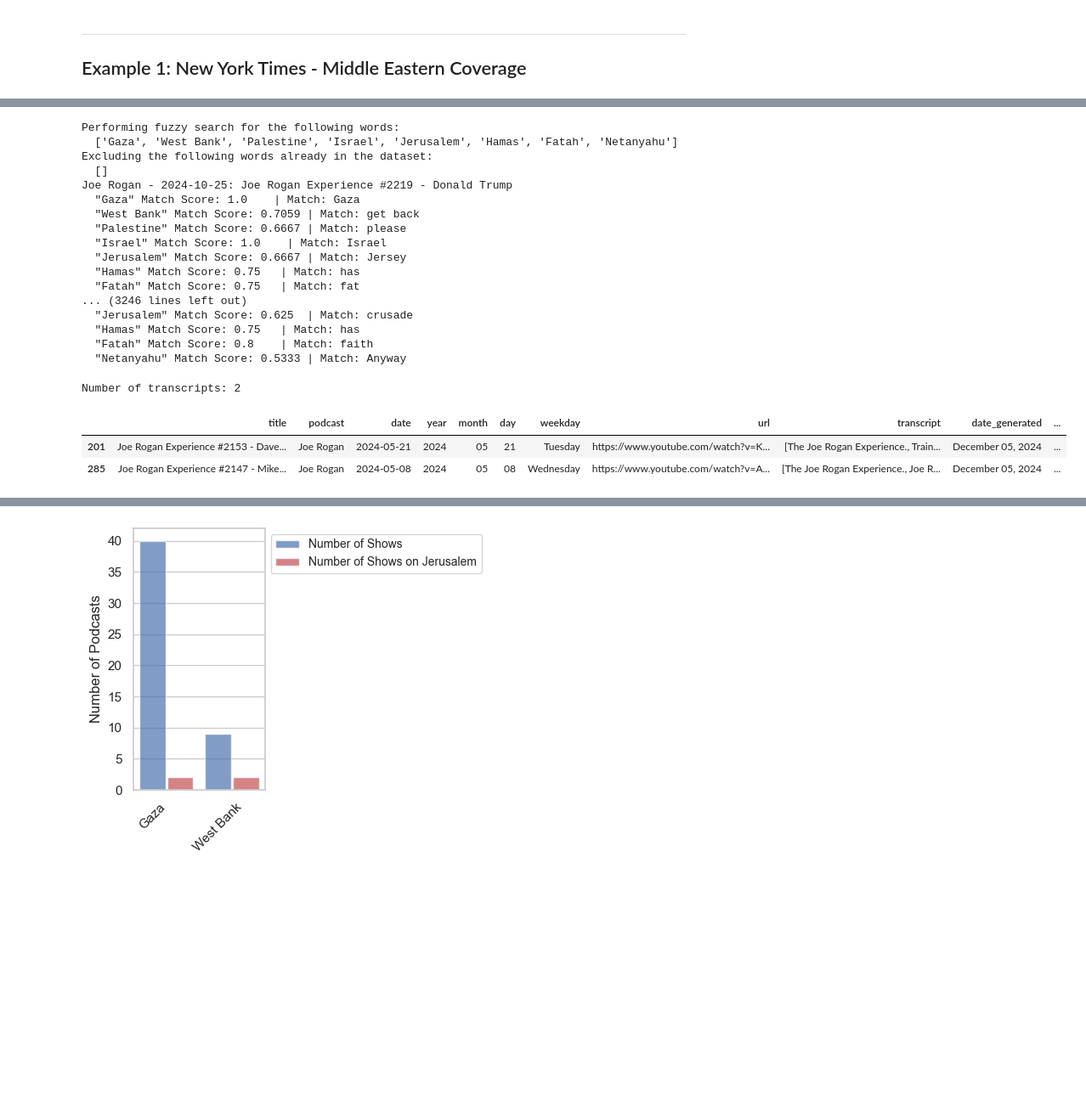
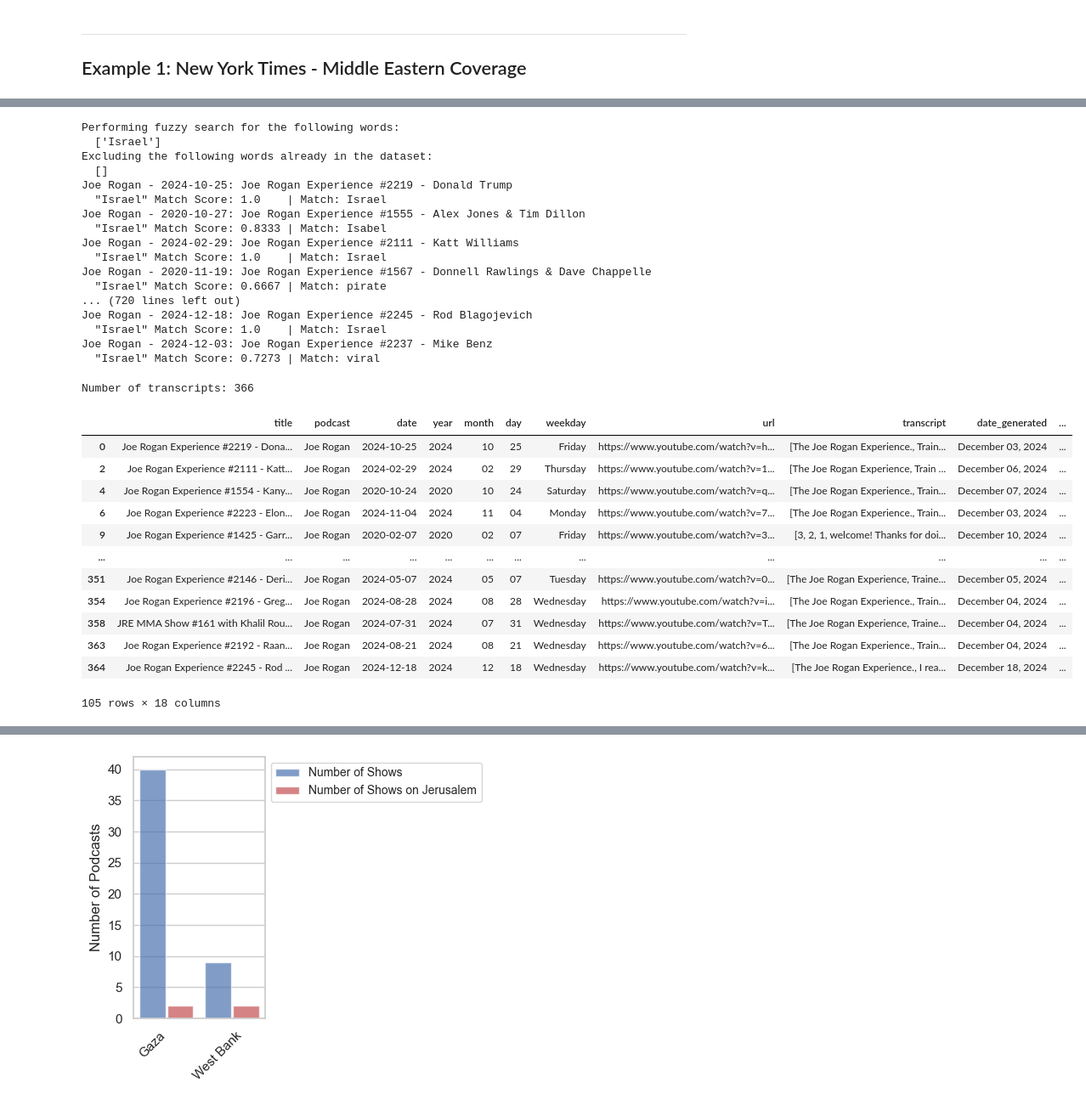
Before and after one commit to rahim-hashim/video_transcripts, a Jupyter notebook: transcript_analysis.ipynb, the cells around one changed output, grey strips where cells are left out. Shown at 85% size. Cells and saved outputs as stored; diff of their text form; code cells hidden in the pictures; blank space fills up the shorter version.

```diff
--- a/transcript_analysis.ipynb
+++ b/transcript_analysis.ipynb
@@ -290,34 +297,47 @@ transcript_df
 # %%
 # perform fuzzy match for all words in target_word_list
-target_word_list = ['Gaza', 'West Bank', 'Palestine', 'Israel', 'Jerusalem', 'Hamas', 'Fatah', 'Netanyahu']
+# target_word_list = ['Gaza', 'West Bank', 'Palestine', 'Israel', 'Jerusalem', 'Hamas', 'Fatah', 'Netanyahu']
+target_word_list = ['Israel']
 fuzzy_threshold = 0.85
 topic_df = topic_search(transcript_df, target_word_list, fuzzy_threshold)
 # %% [output]
 Performing fuzzy search for the following words:
-  ['Gaza', 'West Bank', 'Palestine', 'Israel', 'Jerusalem', 'Hamas', 'Fatah', 'Netanyahu']
+  ['Israel']
 Excluding the following words already in the dataset:
   []
 Joe Rogan - 2024-10-25: Joe Rogan Experience #2219 - Donald Trump
-  "Gaza" Match Score: 1.0    | Match: Gaza
-  "West Bank" Match Score: 0.7059 | Match: get back
-  "Palestine" Match Score: 0.6667 | Match: please
   "Israel" Match Score: 1.0    | Match: Israel
-  "Jerusalem" Match Score: 0.6667 | Match: Jersey
-  "Hamas" Match Score: 0.75   | Match: has
-  "Fatah" Match Score: 0.75   | Match: fat
-... (3246 lines left out)
-  "Jerusalem" Match Score: 0.625  | Match: crusade
-  "Hamas" Match Score: 0.75   | Match: has
-  "Fatah" Match Score: 0.8    | Match: faith
-  "Netanyahu" Match Score: 0.5333 | Match: Anyway
+Joe Rogan - 2020-10-27: Joe Rogan Experience #1555 - Alex Jones & Tim Dillon
+  "Israel" Match Score: 0.8333 | Match: Isabel
+Joe Rogan - 2024-02-29: Joe Rogan Experience #2111 - Katt Williams
+  "Israel" Match Score: 1.0    | Match: Israel
+Joe Rogan - 2020-11-19: Joe Rogan Experience #1567 - Donnell Rawlings & Dave Chappelle
+  "Israel" Match Score: 0.6667 | Match: pirate
+... (720 lines left out)
+Joe Rogan - 2024-12-18: Joe Rogan Experience #2245 - Rod Blagojevich
+  "Israel" Match Score: 1.0    | Match: Israel
+Joe Rogan - 2024-12-03: Joe Rogan Experience #2237 - Mike Benz
+  "Israel" Match Score: 0.7273 | Match: viral
 # %%
 print(f'Number of transcripts: {len(topic_df)}')
-topic_df.head(50)
+# sort by video_views
+topic_df = topic_df.sort_values(by='video_views', ascending=False, ignore_index=True)
+topic_df[topic_df['max_fuzzy_Israel'] > 0.9]
 # %% [output]
-Number of transcripts: 2
+Number of transcripts: 366
 |  | title | podcast | date | year | month | day | weekday | url | transcript | date_generated | ... |
-| 201 | Joe Rogan Experience #2153 - Dave... | Joe Rogan | 2024-05-21 | 2024 | 05 | 21 | Tuesday | https://www.youtube.com/watch?v=K... | [The Joe Rogan Experience., Train... | December 05, 2024 | ... |
-| 285 | Joe Rogan Experience #2147 - Mike... | Joe Rogan | 2024-05-08 | 2024 | 05 | 08 | Wednesday | https://www.youtube.com/watch?v=A... | [The Joe Rogan Experience., Joe R... | December 05, 2024 | ... |
+| 0 | Joe Rogan Experience #2219 - Dona... | Joe Rogan | 2024-10-25 | 2024 | 10 | 25 | Friday | https://www.youtube.com/watch?v=h... | [The Joe Rogan Experience., Train... | December 03, 2024 | ... |
+| 2 | Joe Rogan Experience #2111 - Katt... | Joe Rogan | 2024-02-29 | 2024 | 02 | 29 | Thursday | https://www.youtube.com/watch?v=1... | [The Joe Rogan Experience, Train ... | December 06, 2024 | ... |
+| 4 | Joe Rogan Experience #1554 - Kany... | Joe Rogan | 2020-10-24 | 2020 | 10 | 24 | Saturday | https://www.youtube.com/watch?v=q... | [The Joe Rogan Experience., Train... | December 07, 2024 | ... |
+| 6 | Joe Rogan Experience #2223 - Elon... | Joe Rogan | 2024-11-04 | 2024 | 11 | 04 | Monday | https://www.youtube.com/watch?v=7... | [The Joe Rogan Experience., Train... | December 03, 2024 | ... |
+| 9 | Joe Rogan Experience #1425 - Garr... | Joe Rogan | 2020-02-07 | 2020 | 02 | 07 | Friday | https://www.youtube.com/watch?v=3... | [3, 2, 1, welcome! Thanks for doi... | December 10, 2024 | ... |
+| ... | ... | ... | ... | ... | ... | ... | ... | ... | ... | ... | ... |
+| 351 | Joe Rogan Experience #2146 - Deri... | Joe Rogan | 2024-05-07 | 2024 | 05 | 07 | Tuesday | https://www.youtube.com/watch?v=0... | [The Joe Rogan Experience, Traine... | December 05, 2024 | ... |
+| 354 | Joe Rogan Experience #2196 - Greg... | Joe Rogan | 2024-08-28 | 2024 | 08 | 28 | Wednesday | https://www.youtube.com/watch?v=i... | [The Joe Rogan Experience., Train... | December 04, 2024 | ... |
+| 358 | JRE MMA Show #161 with Khalil Rou... | Joe Rogan | 2024-07-31 | 2024 | 07 | 31 | Wednesday | https://www.youtube.com/watch?v=T... | [The Joe Rogan Experience, Traine... | December 04, 2024 | ... |
+| 363 | Joe Rogan Experience #2192 - Raan... | Joe Rogan | 2024-08-21 | 2024 | 08 | 21 | Wednesday | https://www.youtube.com/watch?v=6... | [The Joe Rogan Experience., Train... | December 04, 2024 | ... |
+| 364 | Joe Rogan Experience #2245 - Rod ... | Joe Rogan | 2024-12-18 | 2024 | 12 | 18 | Wednesday | https://www.youtube.com/watch?v=k... | [The Joe Rogan Experience., I rea... | December 18, 2024 | ... |
+105 rows × 18 columns
 # %%
 # make a scatter plot for each date whether the target words are in the transcript
 sns.set_style("ticks")
```
Also changed, not shown: parts of 5 cells of this notebook, 43 other files.
